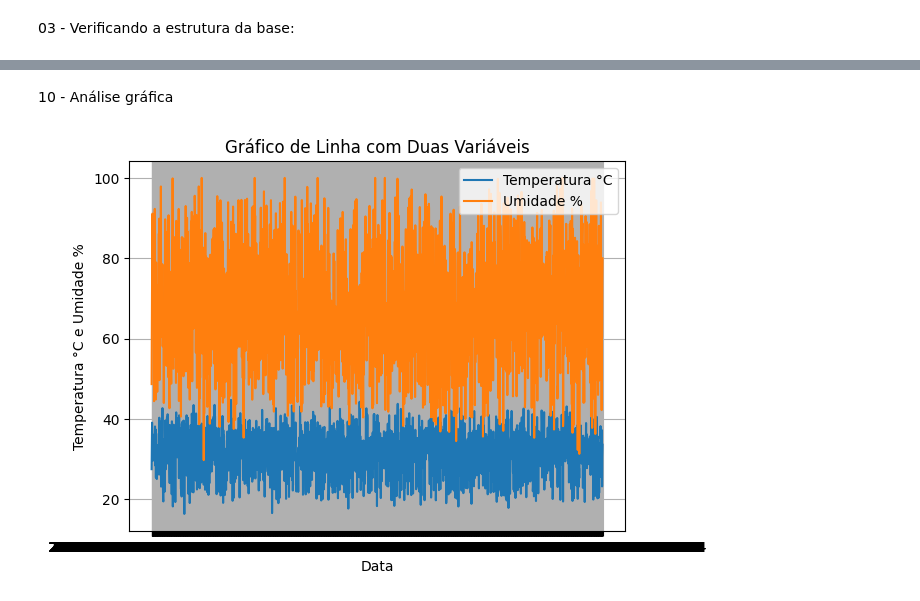
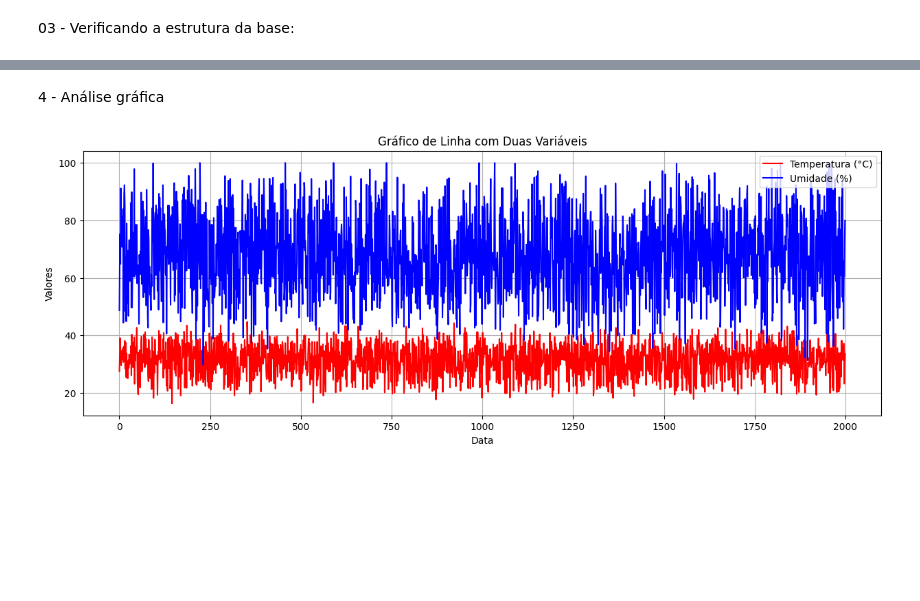
Before and after one commit to Fiap-RJ/Enterprise_Challenge, a Jupyter notebook: wokwi-project/data/analise.ipynb, the cells around one changed output, grey strips where cells are left out. Saved outputs shown, nothing was run; the diff lists cells and outputs as text; code cells hidden in the pictures; blank space fills up the shorter version.

```diff
--- a/wokwi-project/data/analise.ipynb
+++ b/wokwi-project/data/analise.ipynb
@@ -150,18 +55,18 @@ max        44.743441    100.000000
 # %% [markdown]
-10 - Análise gráfica
+4 - Análise gráfica
 # %%
-# Criação do gráfico
-plt.plot(df_limpo["timestamp"], df_limpo["temperature_c"], label="Temperatura °C")
-plt.plot(df_limpo["timestamp"], df_limpo["humidity_pct"], label="Umidade %")
+plt.figure(figsize=(15, 5))
+plt.plot(df["temperature_c"], label="Temperatura (°C)", color="red")
+plt.plot(df["humidity_pct"], label="Umidade (%)", color="blue")
 
-# Personalização do gráfico
 plt.xlabel("Data")
-plt.ylabel("Temperatura °C e Umidade %")
+plt.ylabel("Valores")
 plt.title("Gráfico de Linha com Duas Variáveis")
-plt.legend()
+plt.legend(loc="upper right")
 plt.grid(True)
 
-# Exibe o gráfico
+plt.savefig("grafico_linha_temp_umid.png", dpi=300, bbox_inches="tight")
+
 plt.show()
 # %% [output]
-[figure, old version]
+[figure, new version]
```
Also changed, not shown: parts of 22 cells of this notebook, 4 other files.
